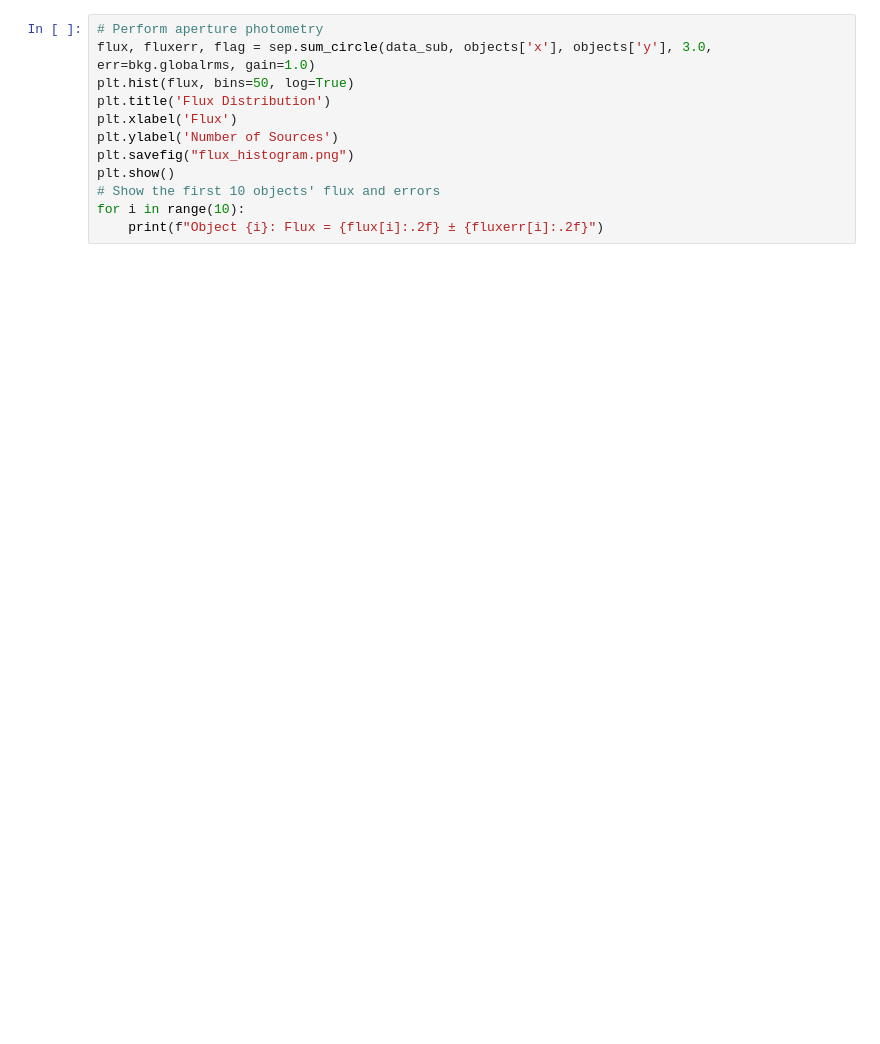
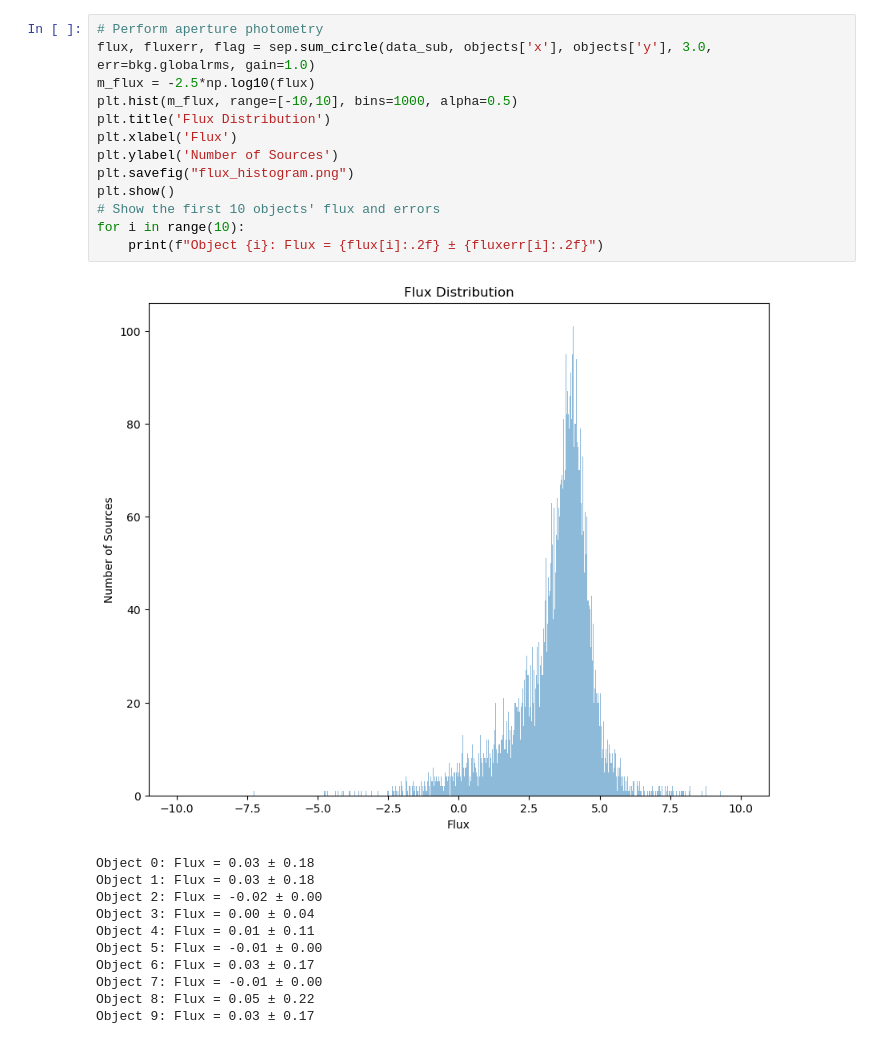
Before and after one commit to AyushPathare11/ASTR-19, a Jupyter notebook: Finals.ipynb, the cells around one changed output. Cells and saved outputs as stored; diff of their text form; blank space fills up the shorter version.

```diff
--- a/Finals.ipynb
+++ b/Finals.ipynb
@@ -75,15 +84,28 @@ plt.show()
 # %%
 # Perform aperture photometry
 flux, fluxerr, flag = sep.sum_circle(data_sub, objects['x'], objects['y'], 3.0, err=bkg.globalrms, gain=1.0)
-plt.hist(flux, bins=50, log=True)
+m_flux = -2.5*np.log10(flux)
+plt.hist(m_flux, range=[-10,10], bins=1000, alpha=0.5)
 plt.title('Flux Distribution')
 plt.xlabel('Flux')
 plt.ylabel('Number of Sources')
 plt.savefig("flux_histogram.png")
 plt.show()
 # Show the first 10 objects' flux and errors
 for i in range(10):
     print(f"Object {i}: Flux = {flux[i]:.2f} ± {fluxerr[i]:.2f}")
+# %% [output]
+[figure, added]
+Object 0: Flux = 0.03 ± 0.18
+Object 1: Flux = 0.03 ± 0.18
+Object 2: Flux = -0.02 ± 0.00
+Object 3: Flux = 0.00 ± 0.04
+Object 4: Flux = 0.01 ± 0.11
+Object 5: Flux = -0.01 ± 0.00
+Object 6: Flux = 0.03 ± 0.17
+Object 7: Flux = -0.01 ± 0.00
+Object 8: Flux = 0.05 ± 0.22
+Object 9: Flux = 0.03 ± 0.17
 # %%
 mean_flux = np.mean(flux)
 median_flux = np.median(flux)
```
Also changed, not shown: parts of 6 cells of this notebook.
